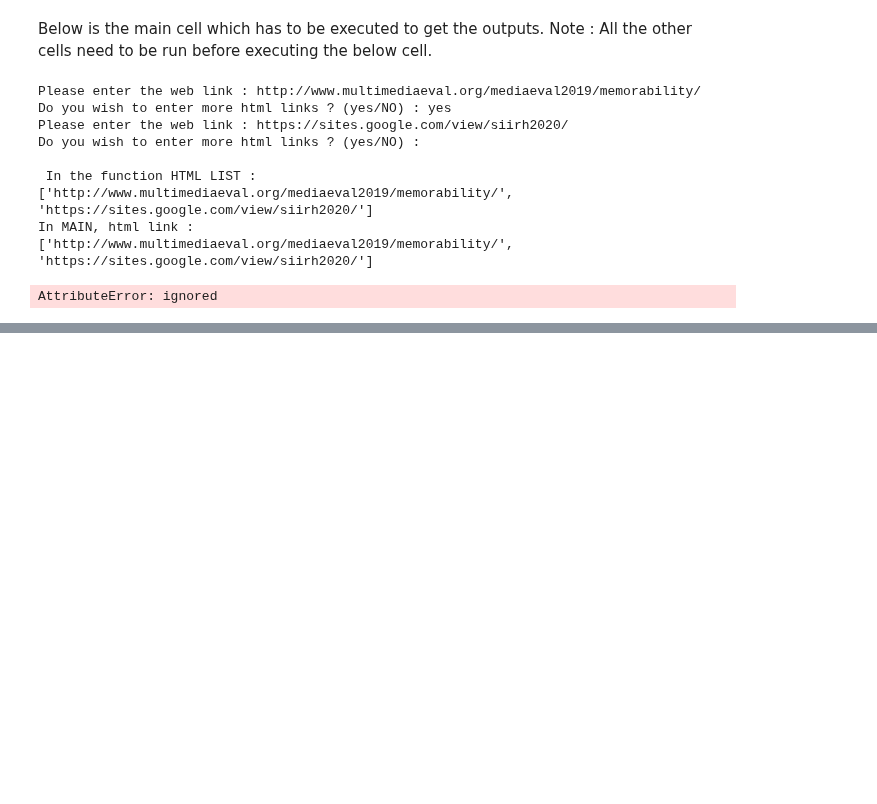
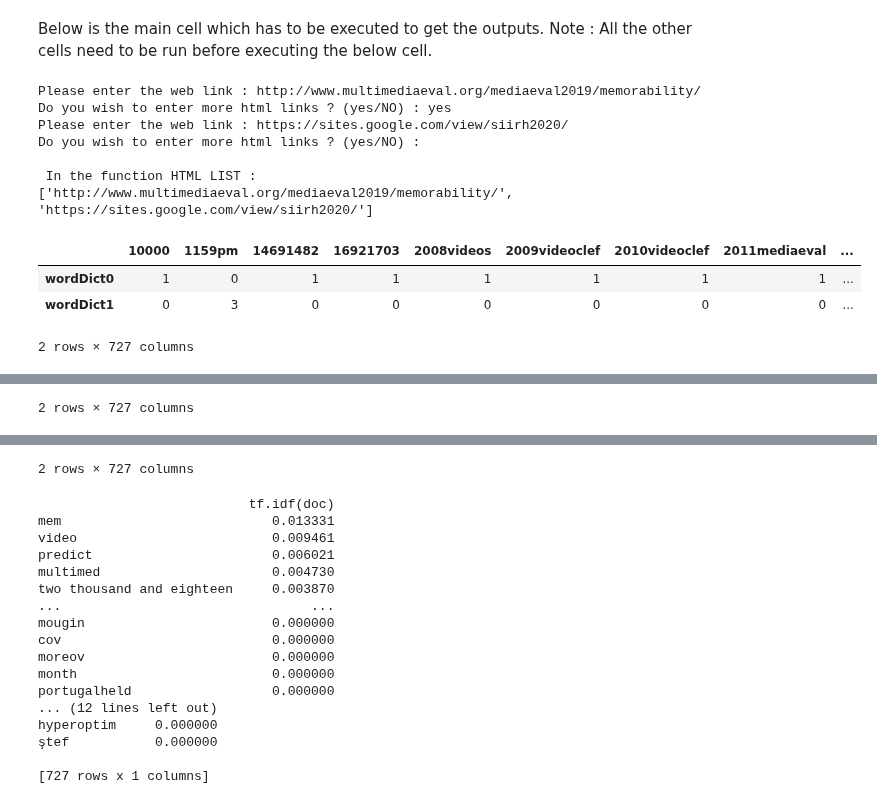
Before and after one commit to GurkiratSarna/Information-Retrieval, a Jupyter notebook: Assigment_1_1900690.ipynb, the cells around one changed output, grey strips where cells are left out. Drawn from its saved outputs; the diff is of its cells as text; code cells hidden in the pictures; blank space fills up the shorter version.

```diff
--- a/Assigment_1_1900690.ipynb
+++ b/Assigment_1_1900690.ipynb
@@ -55,28 +55,31 @@ html_links=get_webpages()
 
 #Preprocessing to get the stems of all the web pages
 stems=[]
-stems=preprocessing(html_links)
+for i in html_links:
+  stems.append(preprocessing(i))
 
+tag=[]
 #POS Tagging
-tag=[]
-tag=pos_tagging(stems)
+for i in stems:
+  tag.append(pos_tagging(i))
 
 #Entity Recognition
 NER=[]
-NER=entity_reco(tag)
+for i in tag:
+  NER.append(entity_reco(i))
 
 #Create a dictionary for all the webpages
 var_dict=var_dictionary(html_links)
 
 #Get the word count in each web page
-var_dict=word_freq(var_dict)
+var_dict=word_freq(var_dict,stems)
 
 #Calculate Term Frequency
 stem_list_index=0
 TFBow={**var_dict}
 #Call computeTF function to for each dictionary value.
 for key, TFBowval in TFBow.items():
-  TFBow[key]=computeTF(TFBowval,stem_list[stem_list_index])
+  TFBow[key]=computeTF(TFBowval,stems[stem_list_index])
   stem_list_index +=1
 
 #For displaying properly as a data frame
@@ -88,34 +91,35 @@ display(test)
 
 #Create a list of dictionary variables
 temp_list=[]
 for k, v in var_dict.items():
-  temp_list.append(d[k])
+  temp_list.append(var_dict[k])
 idfs = computeIDF(temp_list)
 
 #Calculating the TF.IDF score for all documents
 tfidfBow={**TFBow}
 for k, v in tfidfBow.items():
     tfidfBow[k]=computeTFIDF(v, idfs)
 
 
 #Data frame of the scores
 #For displaying properly as a data frame
 score=pd.DataFrame(tfidfBow)
 score=score.transpose()
 display(score)
 
 for key, val in tfidfBow.items():
   scorest=sort_score(val)
   #To download the final score files uncomment the below line, for every document a pop up will ask for the location where the file has to be stored.
   #download_file(scorest)
 # %% [output]
 Please enter the web link : http://www.multimediaeval.org/mediaeval2019/memorability/
 Do you wish to enter more html links ? (yes/NO) : yes
 Please enter the web link : https://sites.google.com/view/siirh2020/
 Do you wish to enter more html links ? (yes/NO) :
 
  In the function HTML LIST :
 ['http://www.multimediaeval.org/mediaeval2019/memorability/', 'https://sites.google.com/view/siirh2020/']
-In MAIN, html link :
-['http://www.multimediaeval.org/mediaeval2019/memorability/', 'https://sites.google.com/view/siirh2020/']
+|  | 10000 | 1159pm | 14691482 | 16921703 | 2008videos | 2009videoclef | 2010videoclef | 2011mediaeval | ... |
+| wordDict0 | 1 | 0 | 1 | 1 | 1 | 1 | 1 | 1 | ... |
+| wordDict1 | 0 | 3 | 0 | 0 | 0 | 0 | 0 | 0 | ... |
-AttributeError: ignored
+2 rows × 727 columns
@@ -121,0 +129 @@ AttributeError: ignored
+2 rows × 727 columns
@@ -122,3 +133,21 @@ AttributeError: ignored
+2 rows × 727 columns
+                           tf.idf(doc)
+mem                           0.013331
+video                         0.009461
+predict                       0.006021
+multimed                      0.004730
+two thousand and eighteen     0.003870
+...                                ...
+mougin                        0.000000
+cov                           0.000000
+moreov                        0.000000
+month                         0.000000
+portugalheld                  0.000000
+... (12 lines left out)
+hyperoptim     0.000000
+ştef           0.000000
+
+[727 rows x 1 columns]
 # %%
 
 '''----get a list of html links/ URL's from the user that need to be processed---
```
Also changed, not shown: parts of 3 cells of this notebook.
